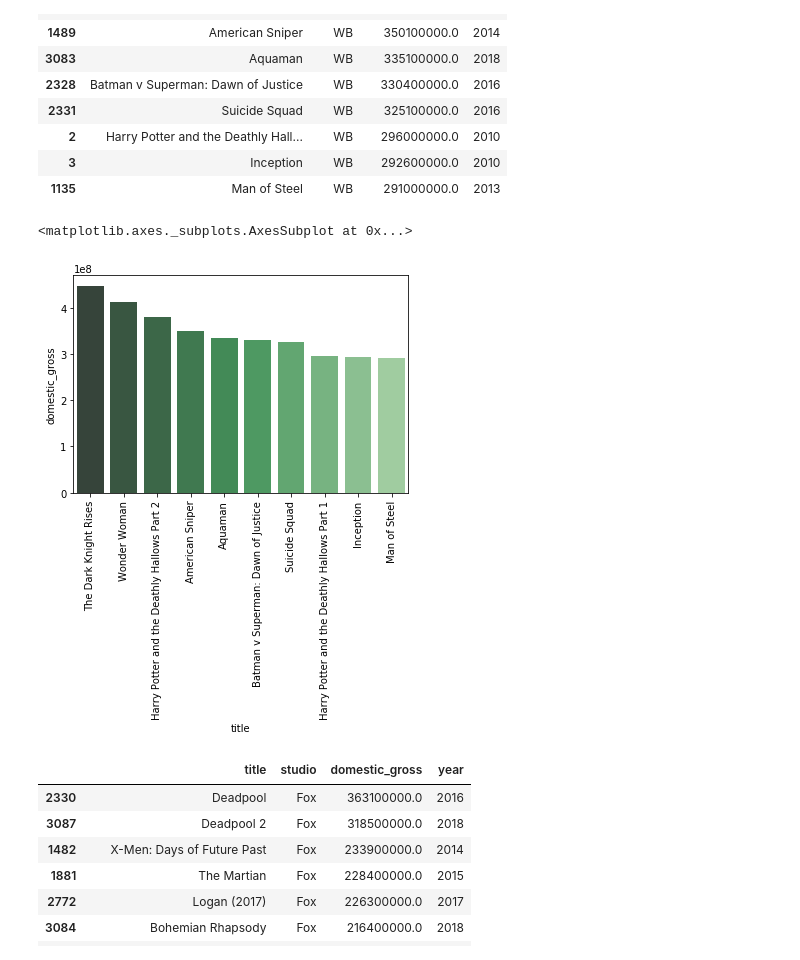
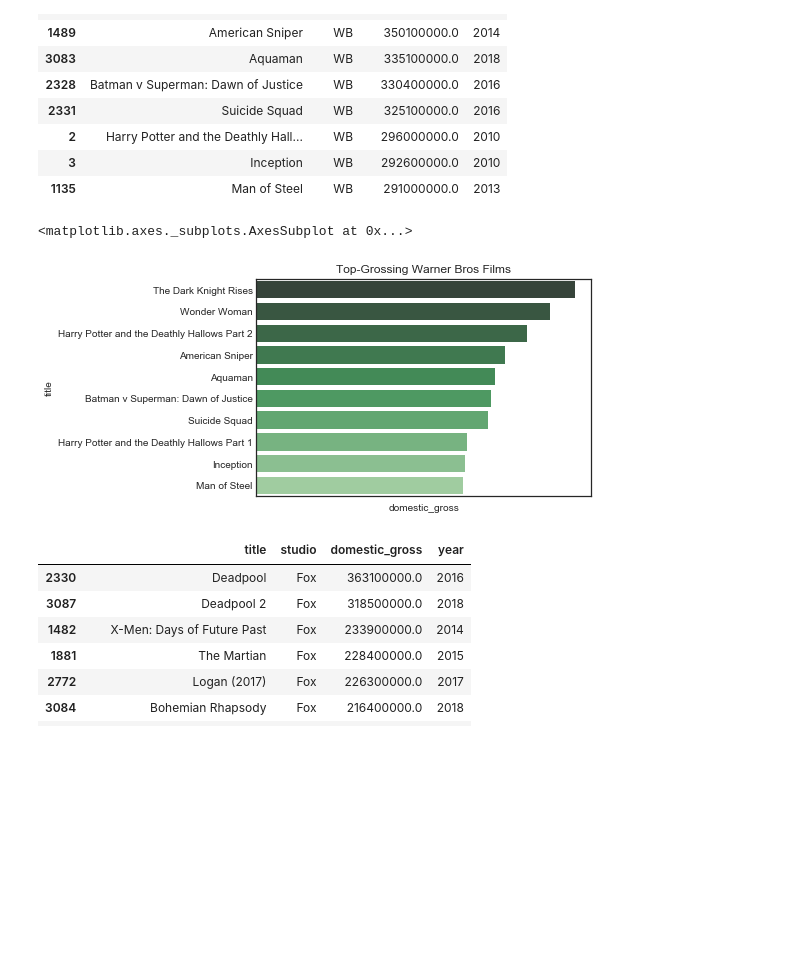
Before and after one commit to tiaplagata/dsc-phase-1-project-online, a Jupyter notebook: student.ipynb, the cells around one changed output. Drawn from its saved outputs; the diff is of its cells as text; code cells hidden in the pictures; blank space fills up the shorter version.

```diff
--- a/student.ipynb
+++ b/student.ipynb
@@ -404,16 +407,17 @@ top_WB.head(10)
 | 1135 | Man of Steel | WB | 291000000.0 | 2013 |
 # %%
 WB_plot = sns.barplot(data=top_WB.head(10),
-                      x='title',
-                      y='domestic_gross',
+                      x='domestic_gross',
+                      y='title',
                      palette='Greens_d')
 
 WB_plot.set_xticklabels(labels= WB_plot.get_xticklabels(),
                         rotation = 90)
+WB_plot.set_title('Top-Grossing Warner Bros Films')
 WB_plot
 # %% [output]
 <matplotlib.axes._subplots.AxesSubplot at 0x...>
-[figure, old version]
+[figure, new version]
 # %%
 top_Fox = sorted_gross.loc[sorted_gross['studio'] == 'Fox']
 top_Fox.head(10)
```
Also changed, not shown: parts of 34 cells of this notebook, 8 other files.
